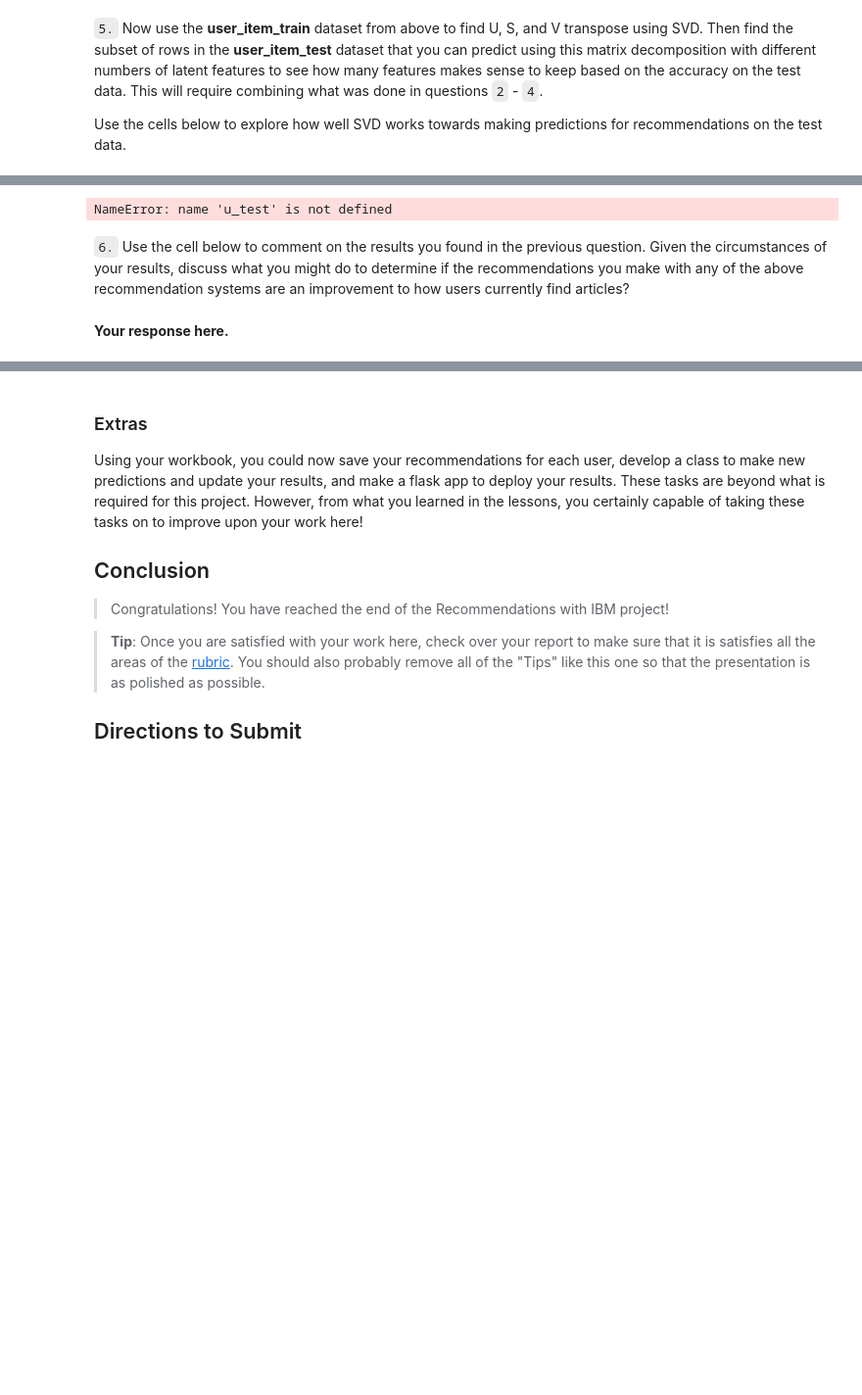
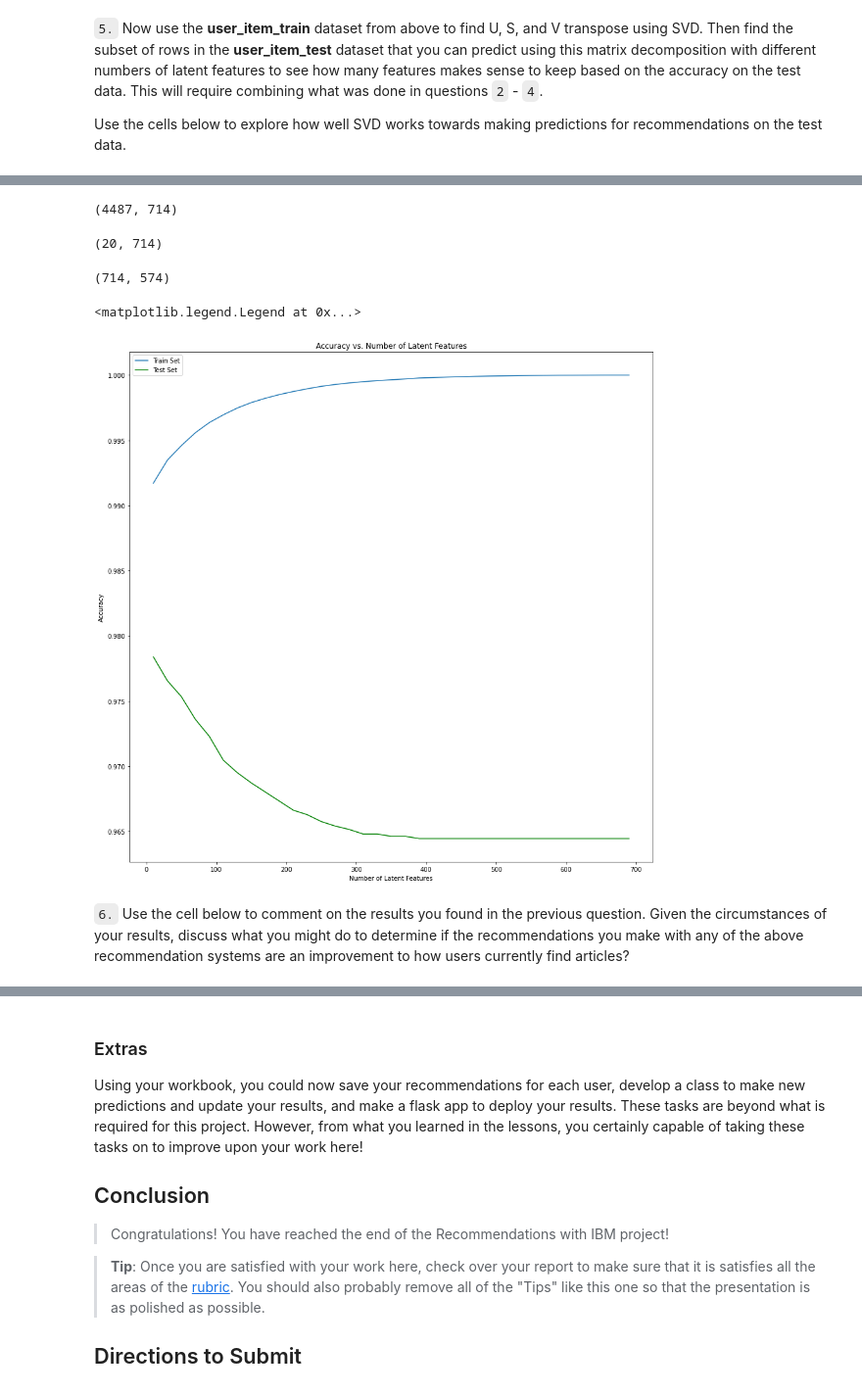
Before and after one commit to cerionXLII/RecommendationsWithIBM, a Jupyter notebook: src/Recommendations_with_IBM.ipynb, the cells around one changed output, grey strips where cells are left out. Shown at 98% size. Cells and saved outputs as stored; diff of their text form; code cells hidden in the pictures; blank space fills up the shorter version.

```diff
--- a/src/Recommendations_with_IBM.ipynb
+++ b/src/Recommendations_with_IBM.ipynb
@@ -1003,0 +1002,5 @@ array([[-1.27420860e-16, -2.29471390e-16,  9.86190296e-16, ...,
+# %%
+#We now have the user_ids for the common users that are both in the test set and train set.
+#We need to convert the user_ids to a zero based row index. This can then be used to slice the u_train-matrix properly
+indices_common_users = user_item_train.index.get_indexer(common_users_train_test.index)
+indices_common_users
@@ -1003,0 +1010,4 @@ array([[-1.27420860e-16, -2.29471390e-16,  9.86190296e-16, ...,
+# %%
+#select the columns that are both in train and test sets (looks like all though)
+indices_common_articles = user_item_train.columns.get_indexer(user_item_test.columns.to_list())
+indices_common_articles
@@ -1004,31 +1032,60 @@ array([[-1.27420860e-16, -2.29471390e-16,  9.86190296e-16, ...,
+# %%
+u_train.shape
+# %% [output]
+(4487, 714)
+# %%
+#Extract the users that are both in the test and train sets
+u_test = u_train[indices_common_users, :]
+u_test.shape
+# %% [output]
+(20, 714)
+# %%
+#Extract the users in vt_train that are in both test and train sets
+vt_test = vt_train[:,indices_common_articles]
+vt_test.shape
+# %% [output]
+(714, 574)
 # %%
 num_latent_feats = np.arange(10,700+10,20)
-sum_errs = []
 
+accuracy_train = []
+accuracy_test = []
+latent_num = []
 for k in num_latent_feats:
     # restructure with k latent features
-    s_new, u_new, vt_new = np.diag(s_train[:k]), u_train[:, :k], vt_train[:k, :]
-    u_new_test, vt_new_test = u_test[:, :k], vt_test[:k, :]
+    if k < s_train.shape[0] and k< u_test.shape[1]:
+        s_new, u_new, vt_new = np.diag(s_train[:k]), u_train[:, :k], vt_train[:k, :]
+        u_new_test, vt_new_test = u_test[:, :k], vt_test[:k, :]
 
-    # take dot product
-    user_item_est = np.around(np.dot(np.dot(u_new, s_new), vt_new))
-    user_item_est_test = np.around(np.dot(np.dot(u_new_test, s_new), vt_new_test))
+        # take dot product
+        user_item_est = np.around(np.dot(np.dot(u_new, s_new), vt_new))
+        user_item_est_test = np.around(np.dot(np.dot(u_new_test, s_new), vt_new_test))
 
-    # compute error for each prediction to actual value
-    diffs = np.subtract(user_item_train, user_item_est)
-
-    # total errors and keep track of them
-    err = np.sum(np.sum(np.abs(diffs)))
-    sum_errs.append(err)
+        # compute error for each prediction to actual value
+        diffs_train = np.subtract(user_item_train, user_item_est)
+        #diffs_test = np.subtract(common_users_train_test, user_item_est_test)
+        diffs_test = np.subtract(user_item_test.loc[common_users_train_test.index, :], user_item_est_test)
 
 
-plt.plot(num_latent_feats, 1 - np.array(sum_errs)/df.shape[0]);
+        # total errors and keep track of them
+        #err = np.sum(np.sum(np.abs(diffs)))
+        err_train = np.sum(np.sum(np.abs(diffs_train)))/(diffs_train.shape[0] * diffs_train.shape[1]) #Divide by the number items
+        accuracy_train.append(1.0 - err_train)
+        err_test = np.sum(np.sum(np.abs(diffs_test)))/(diffs_test.shape[0] * diffs_test.shape[1]) #Divide by the number items
+        accuracy_test.append(1.0 - err_test)
+
+        latent_num.append(k)
+
+#plt.plot(num_latent_feats, 1 - np.array(sum_errs)/df.shape[0]);
+plt.figure(figsize=(15,15))
+plt.plot(latent_num, accuracy_train);
+plt.plot(latent_num, accuracy_test,'g');
 plt.xlabel('Number of Latent Features');
 plt.ylabel('Accuracy');
 plt.title('Accuracy vs. Number of Latent Features');
+plt.legend(['Train Set', 'Test Set'])
 # %% [output]
-NameError: name 'u_test' is not defined
+<matplotlib.legend.Legend at 0x...>
+[figure, added]
 # %% [markdown]
 `6.` Use the cell below to comment on the results you found in the previous question. Given the circumstances of your results, discuss what you might do to determine if the recommendations you make with any of the above recommendation systems are an improvement to how users currently find articles?
-# %% [markdown]
-**Your response here.**
```
Also changed, not shown: parts of 21 cells of this notebook, 1 other file.
